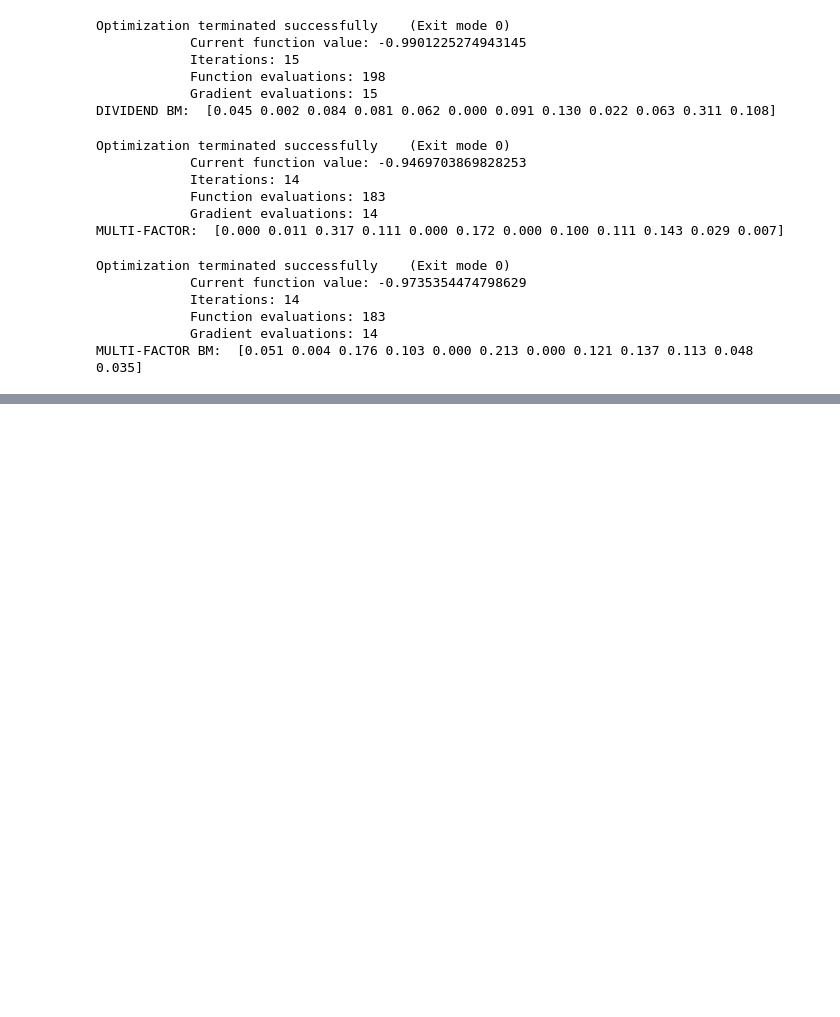
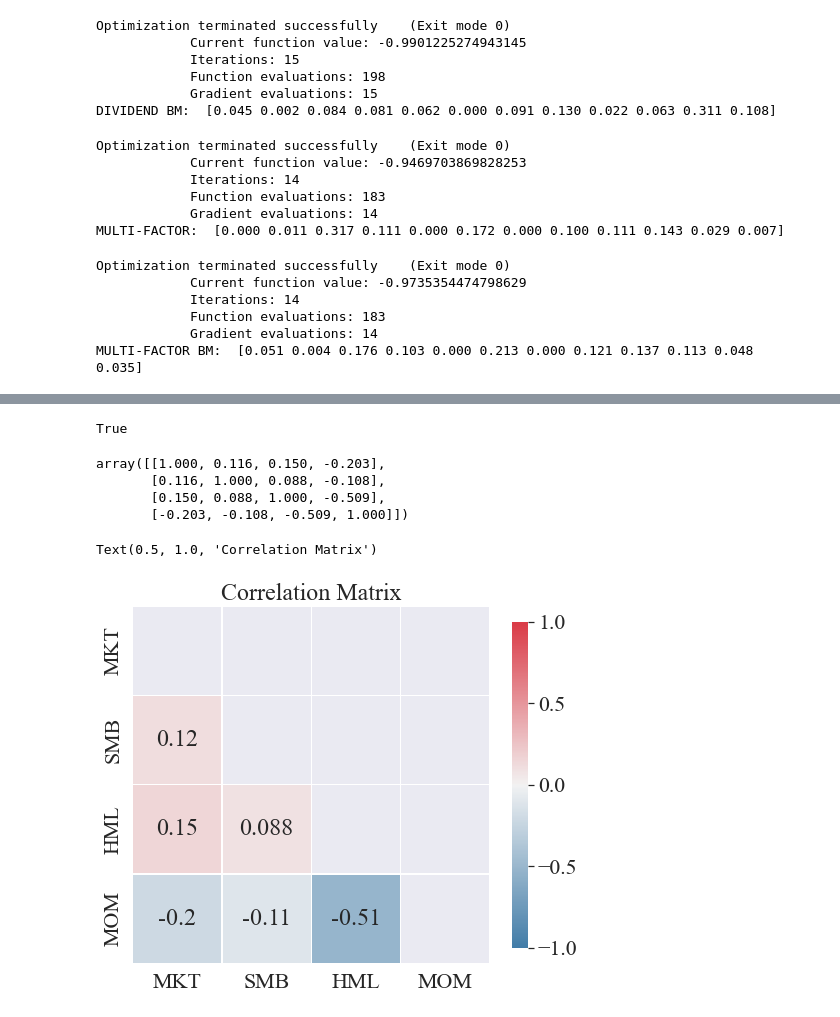
Before and after one commit to AleSandra9/master_thesis, a Jupyter notebook: analysis.ipynb, the cells around one changed output, grey strips where cells are left out. Drawn from its saved outputs; the diff is of its cells as text; code cells hidden in the pictures; blank space fills up the shorter version.

```diff
--- a/analysis.ipynb
+++ b/analysis.ipynb
@@ -98,10 +100,13 @@ equal_bm_d = pd.read_csv("/Users/alexandra/Documents/master_thesis/data/equal_bm
 equal_aum_d = pd.read_csv("/Users/alexandra/Documents/master_thesis/data/equal_aum_d.csv",index_col='Date',parse_dates=True)
 
 factors = pd.read_csv("/Users/alexandra/Documents/master_thesis/data/factors.csv",index_col='Date',parse_dates=True)
+factors_d = pd.read_csv("/Users/alexandra/Documents/master_thesis/data/factors_d.csv",index_col='Date',parse_dates=True)
 rf = pd.read_csv("/Users/alexandra/Documents/master_thesis/data/rf.csv",index_col='Date',parse_dates=True)
 rf_d = pd.read_csv("/Users/alexandra/Documents/master_thesis/data/rf_d.csv",index_col='Date',parse_dates=True)
 ind_pf=pd.read_csv("/Users/alexandra/Documents/master_thesis/data/12_Industry_Portfolios.csv",index_col='Date',parse_dates=True)
 sp500=pd.read_csv("/Users/alexandra/Documents/master_thesis/data/sp500.csv",index_col='Date',parse_dates=True)
+factors=pd.concat([factors['MKT'],factors.iloc[:,1:].sub(rf['RF'],axis=0)],axis=1)
+factors_d=pd.concat([factors_d['MKT'],factors_d.iloc[:,1:].sub(rf_d['RF'],axis=0)],axis=1)
 # %% [markdown]
 # Hypothesis 1
 # %%
@@ -2210,0 +2218,2 @@ S&P 500:  [0.064 0.016 0.000 0.047 0.101 0.204 0.056 0.081 0.080 0.110 0.161 0.0
+# %%
+factors_d=factors_d[1:]
@@ -2210,0 +2230,39 @@ S&P 500:  [0.064 0.016 0.000 0.047 0.101 0.204 0.056 0.081 0.080 0.110 0.161 0.0
+# %%
+'''check the covariance matrix for positity and semi-definitness'''
+
+def check_positive_semi_definite_eig(matrix: np.ndarray):
+
+    """
+    Checks that a symmetric square matrix is positive semi-definite.
+
+    Inputs:
+
+    matrix:
+        Symmetric, Square matrix.
+    """
+
+    return np.all(np.linalg.eigvals(matrix) >= 0)
+
+check_positive_semi_definite_eig(cov_matrix)
+# %% [output]
+True
+# %%
+'''Correlation matrix'''
+
+corr_matrix = np.corrcoef(factors_d,rowvar=False)
+corr_matrix
+# %% [output]
+array([[1.000, 0.116, 0.150, -0.203],
+       [0.116, 1.000, 0.088, -0.108],
+       [0.150, 0.088, 1.000, -0.509],
+       [-0.203, -0.108, -0.509, 1.000]])
+# %%
+'''Plot the correlation matrix'''
+
+sns.set(font="Times New Roman",font_scale=2)
+fig, ax = plt.subplots(figsize=(8, 8))
+correlation_plot(corr_matrix, names=factors_d.columns, include_values=True, ax=ax)
+ax.set_title('Correlation Matrix',)
+# %% [output]
+Text(0.5, 1.0, 'Correlation Matrix')
+[figure, added]
```
Also changed, not shown: parts of 26 cells of this notebook, 2 other files.
